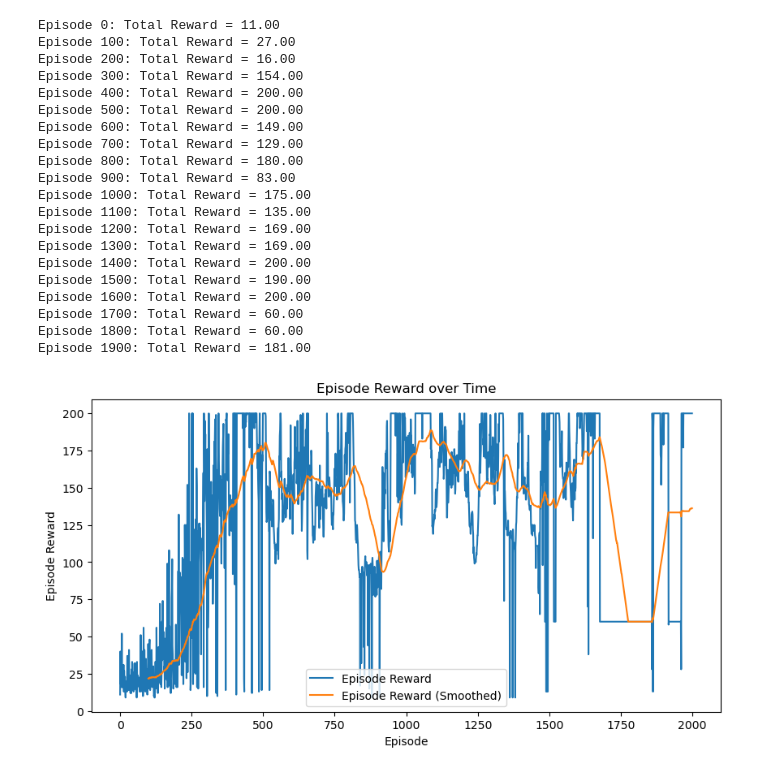
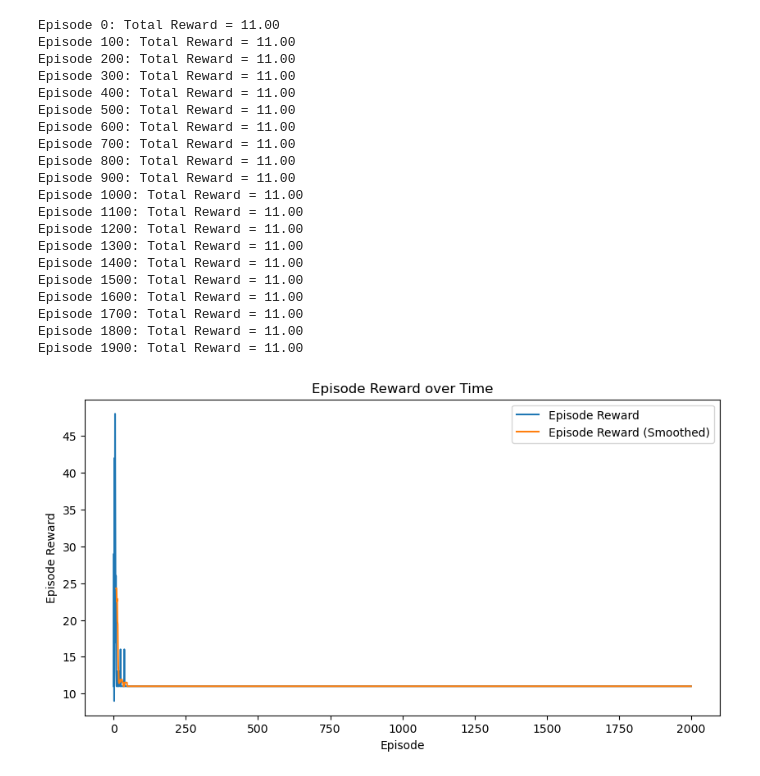
Before and after one commit to RanZhu1989/RL_PlayGround, a Jupyter notebook: Policy_Gradient/QAC_sharedNet.ipynb, the cells around one changed output. Cells and saved outputs as stored; diff of their text form; code cells hidden in the pictures.

```diff
--- a/Policy_Gradient/QAC_sharedNet.ipynb
+++ b/Policy_Gradient/QAC_sharedNet.ipynb
@@ -47,9 +47,8 @@ class QAC_Agent():
         _, next_Q_list = self.ac_network(next_obs)
         next_Q = next_Q_list[next_action]
         TD_target = reward + self.gamma * next_Q * (1 - float(done))
-        TD_error = TD_target - current_Q.detach()
 
-        policy_loss = -log_prob * TD_error.detach()
+        policy_loss = -log_prob * current_Q # To fix
         value_loss =  F.mse_loss(current_Q, TD_target)
         loss = policy_loss + value_loss
 
@@ -152,34 +151,34 @@ class TrainManager():
 # %%
 if __name__ == "__main__":
     env = gym.make('CartPole-v0')
     Manger = TrainManager(env = env,
                         episode_num = 2000,
-                        lr = 0.001,
+                        lr = 1e-3,
                         gamma = 0.98,
                         seed = 0,
                         my_device = "cpu"
                         )
     Manger.train()
-    Manger.plotting()
+    Manger.plotting(smoothing_window=10)
 # %% [output]
 Episode 0: Total Reward = 11.00
-Episode 100: Total Reward = 27.00
-Episode 200: Total Reward = 16.00
-Episode 300: Total Reward = 154.00
-Episode 400: Total Reward = 200.00
-Episode 500: Total Reward = 200.00
-Episode 600: Total Reward = 149.00
-Episode 700: Total Reward = 129.00
-Episode 800: Total Reward = 180.00
-Episode 900: Total Reward = 83.00
-Episode 1000: Total Reward = 175.00
-Episode 1100: Total Reward = 135.00
-Episode 1200: Total Reward = 169.00
-Episode 1300: Total Reward = 169.00
-Episode 1400: Total Reward = 200.00
-Episode 1500: Total Reward = 190.00
-Episode 1600: Total Reward = 200.00
-Episode 1700: Total Reward = 60.00
-Episode 1800: Total Reward = 60.00
-Episode 1900: Total Reward = 181.00
+Episode 100: Total Reward = 11.00
+Episode 200: Total Reward = 11.00
+Episode 300: Total Reward = 11.00
+Episode 400: Total Reward = 11.00
+Episode 500: Total Reward = 11.00
+Episode 600: Total Reward = 11.00
+Episode 700: Total Reward = 11.00
+Episode 800: Total Reward = 11.00
+Episode 900: Total Reward = 11.00
+Episode 1000: Total Reward = 11.00
+Episode 1100: Total Reward = 11.00
+Episode 1200: Total Reward = 11.00
+Episode 1300: Total Reward = 11.00
+Episode 1400: Total Reward = 11.00
+Episode 1500: Total Reward = 11.00
+Episode 1600: Total Reward = 11.00
+Episode 1700: Total Reward = 11.00
+Episode 1800: Total Reward = 11.00
+Episode 1900: Total Reward = 11.00
-[figure, old version]
+[figure, new version]
```
Also changed, not shown: 8 other files.
